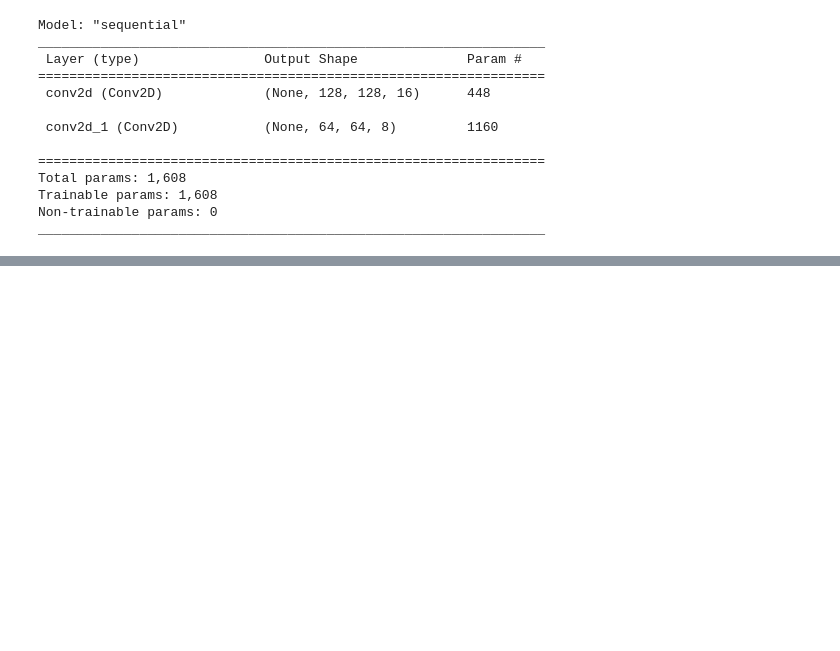
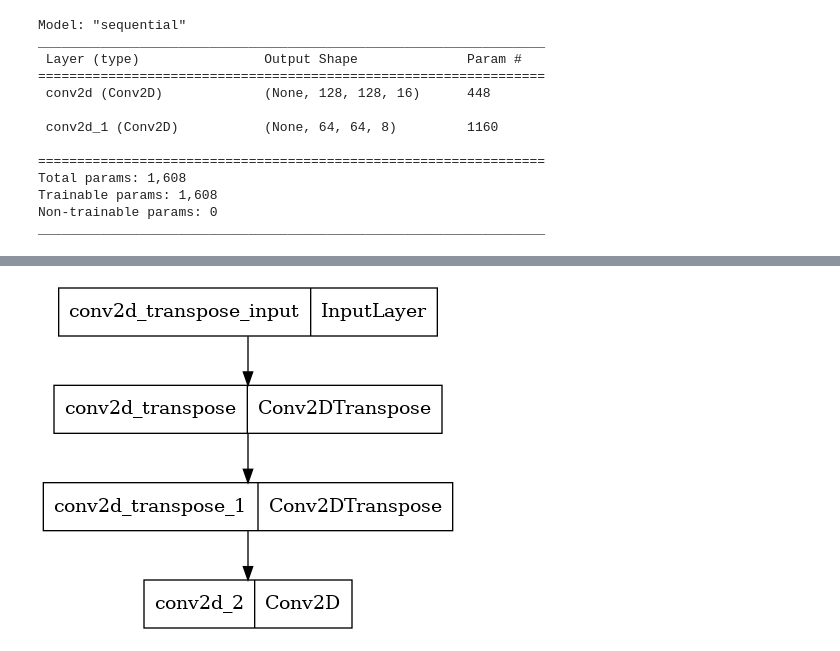
Before and after one commit to Garbarkozaurus/CV_denoising, a Jupyter notebook: tf_autoencoder_tutorial.ipynb, the cells around one changed output, grey strips where cells are left out. Drawn from its saved outputs; the diff is of its cells as text; code cells hidden in the pictures; blank space fills up the shorter version.

```diff
--- a/tf_autoencoder_tutorial.ipynb
+++ b/tf_autoencoder_tutorial.ipynb
@@ -156,0 +186,4 @@ You must install pydot (`pip install pydot`) and install graphviz (see instructi
+# %%
+plot_model(autoencoder.decoder)
+# %% [output]
+[figure, added]
```
Also changed, not shown: parts of 27 cells of this notebook.
